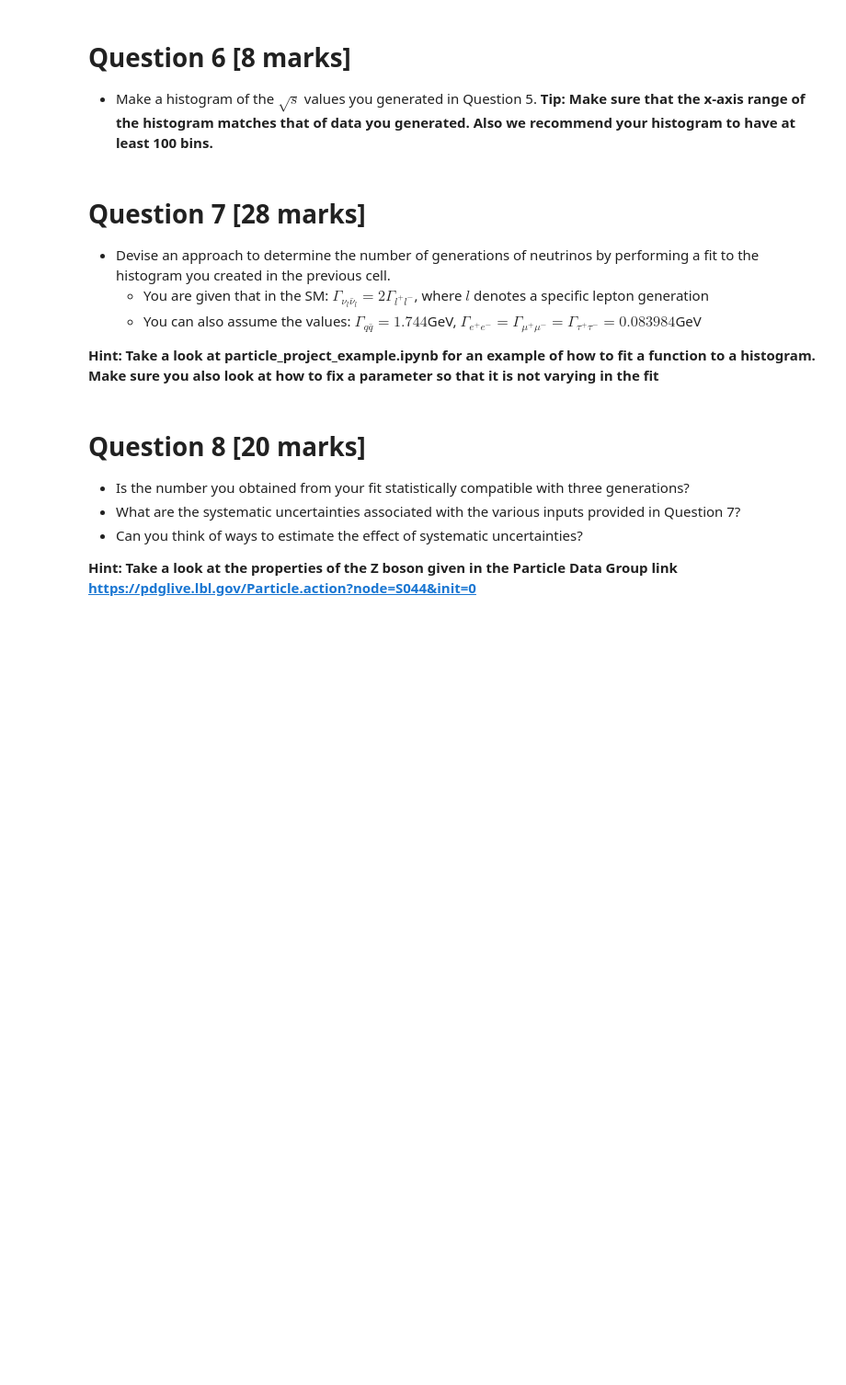
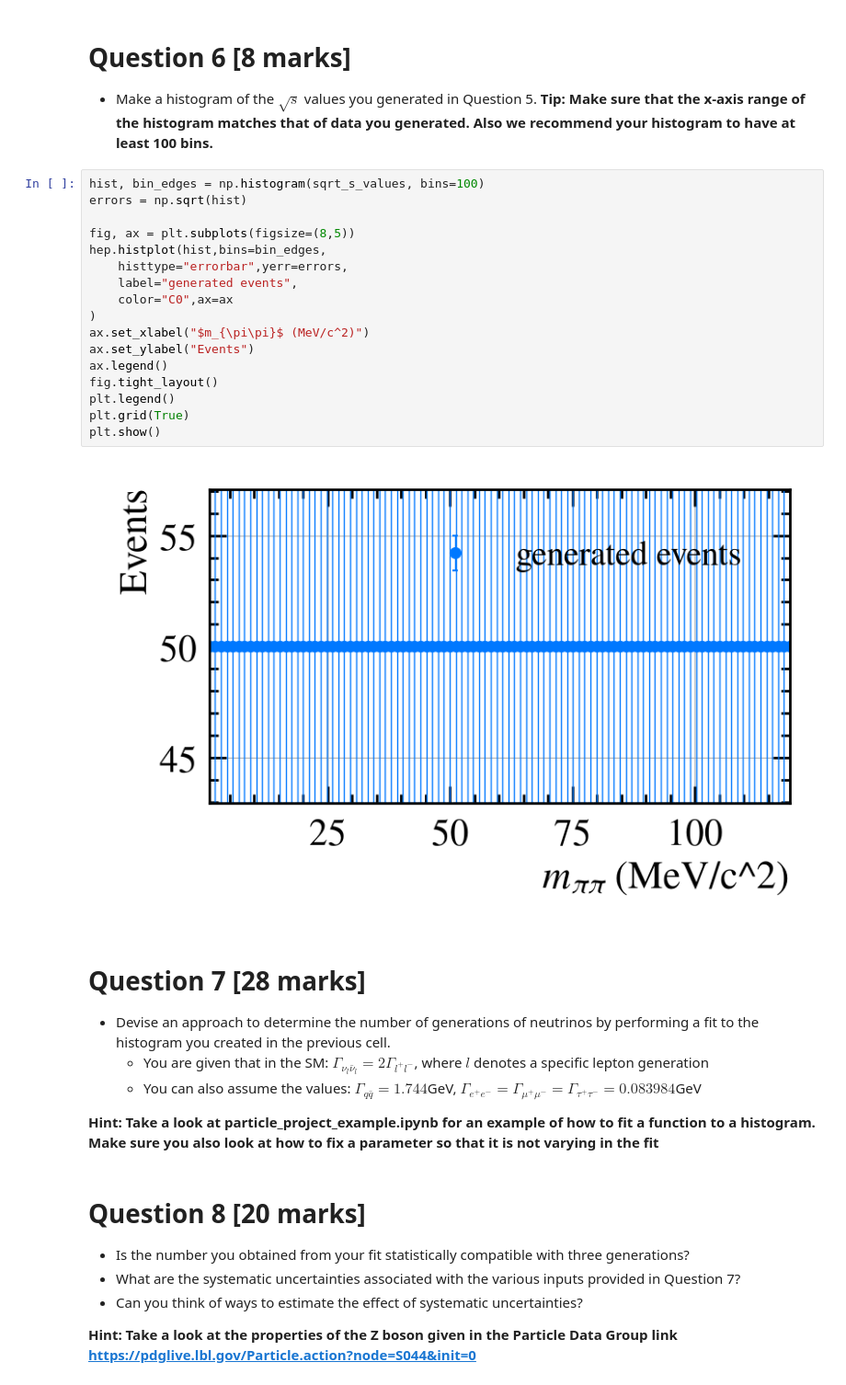
Before and after one commit to PastaShapes/particle-1-AH-JH-RYN, a Jupyter notebook: particle_1_AH_JH_RYN.ipynb, the cells around one changed output. Shown at 92% size. Saved outputs shown, nothing was run; the diff lists cells and outputs as text; blank space fills up the shorter version.

```diff
--- a/particle_1_AH_JH_RYN.ipynb
+++ b/particle_1_AH_JH_RYN.ipynb
@@ -112,6 +123,25 @@ Decay into quark anti quark pairs , $u\bar u$, $d\bar d$, $s\bar s$, $c\bar c$ a
 # %% [markdown]
 # Question 6 [8 marks]
 - Make a histogram of the $\sqrt{s}$  values you generated in Question 5.  **Tip: Make sure that the x-axis range of the histogram matches that of data you generated. Also we recommend your histogram to have at least 100 bins.**
+# %%
+hist, bin_edges = np.histogram(sqrt_s_values, bins=100)
+errors = np.sqrt(hist)
+
+fig, ax = plt.subplots(figsize=(8,5))
+hep.histplot(hist,bins=bin_edges,
+    histtype="errorbar",yerr=errors,
+    label="generated events",
+    color="C0",ax=ax
+)
+ax.set_xlabel("$m_{\pi\pi}$ (MeV/c^2)")
+ax.set_ylabel("Events")
+ax.legend()
+fig.tight_layout()
+plt.legend()
+plt.grid(True)
+plt.show()
+# %% [output]
+[figure, added]
 # %% [markdown]
 # Question 7 [28 marks] #
 - Devise an approach to determine the number of generations of neutrinos by performing a fit to the histogram you created in the previous cell.
```
Also changed, not shown: parts of 3 cells of this notebook.
